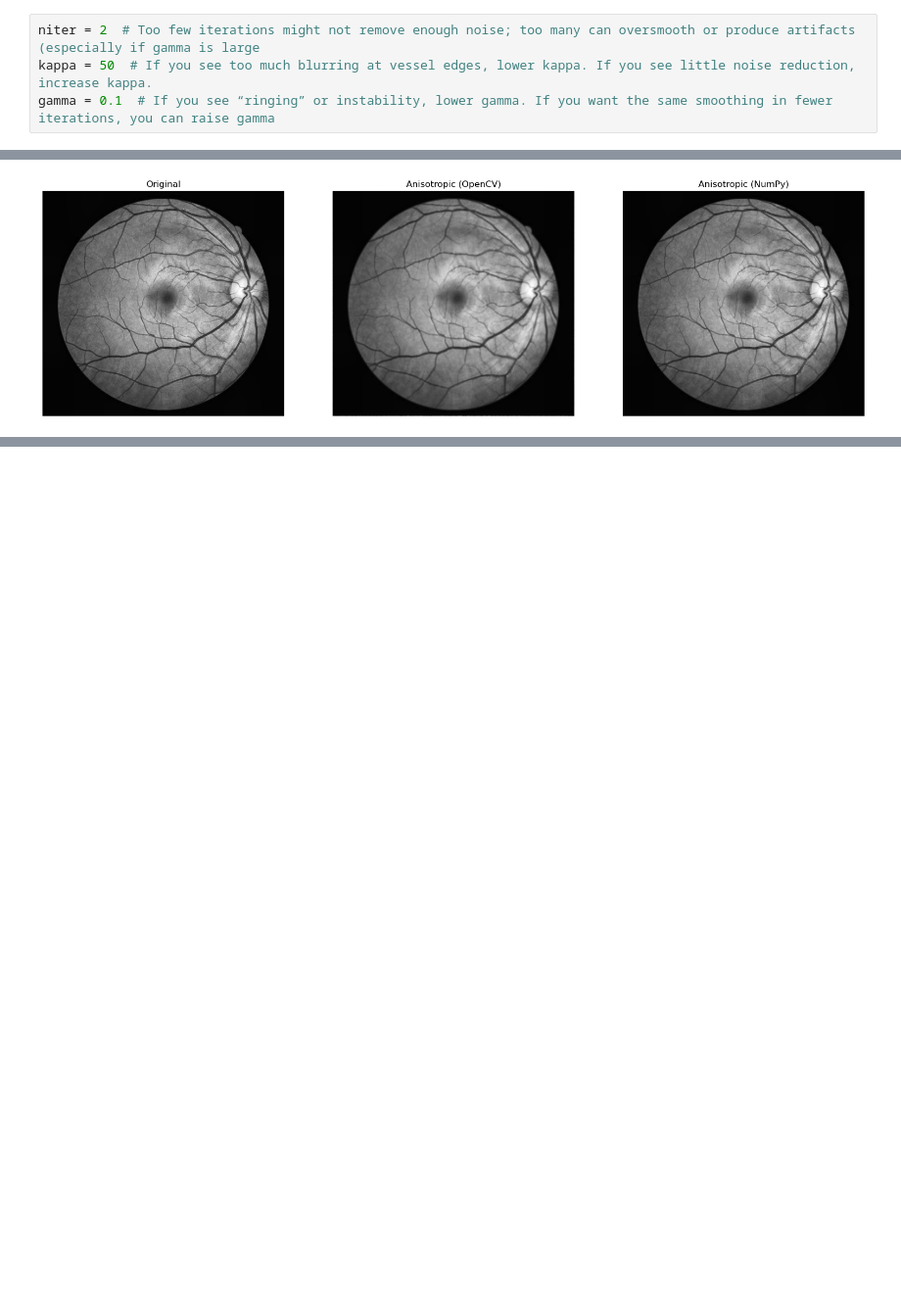
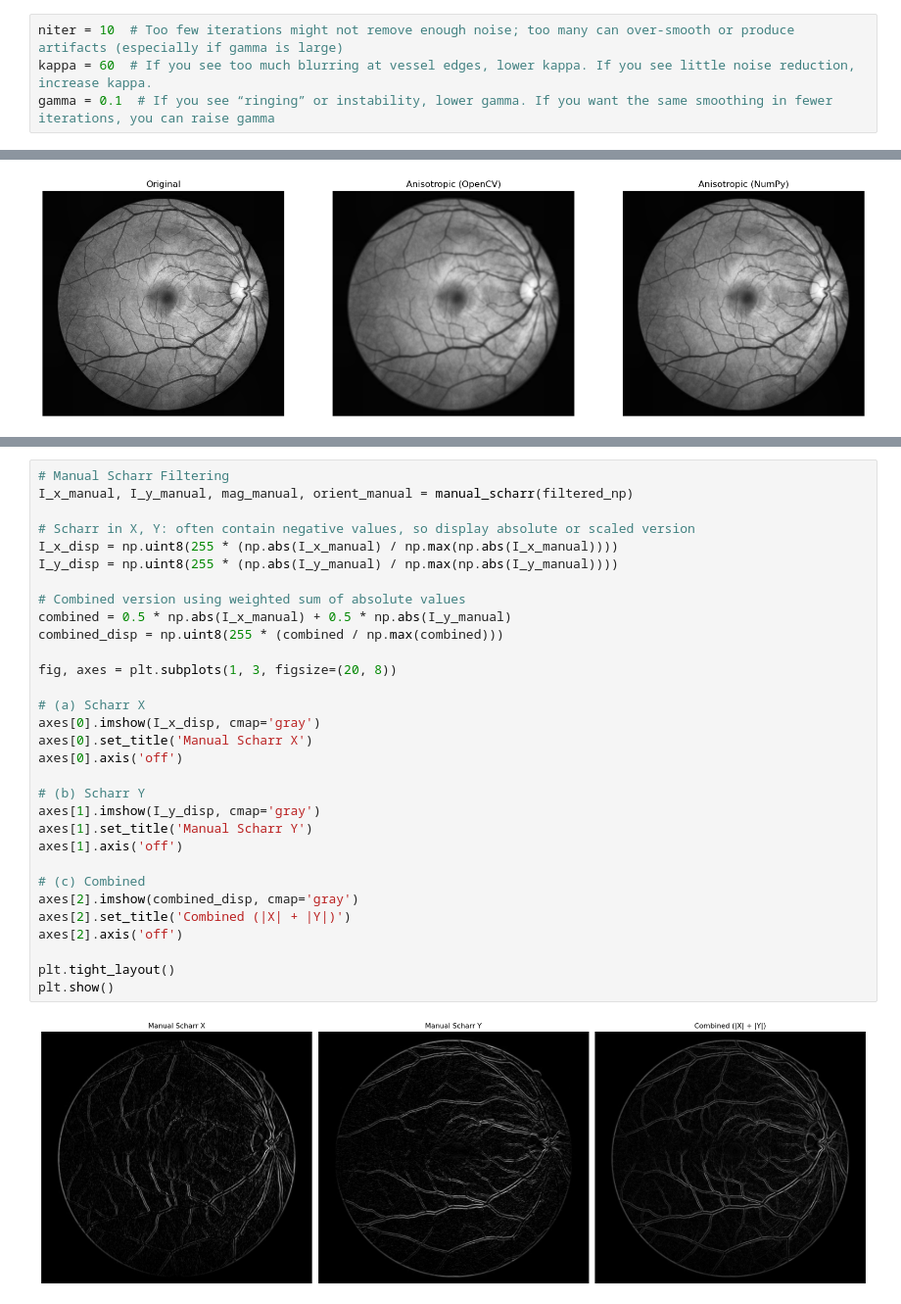
Before and after one commit to Shreyas8612/Image_Processing_Fundas_Images, a Jupyter notebook: Image_Processing.ipynb, the cells around one changed output, grey strips where cells are left out. Shown at 98% size. Saved outputs shown, nothing was run; the diff lists cells and outputs as text; blank space fills up the shorter version.

```diff
--- a/Image_Processing.ipynb
+++ b/Image_Processing.ipynb
@@ -78,8 +78,8 @@ def perona_malik_diffusion(img, num_iterations=10, kappa=20, gamma=0.1):
 
     return diffused
 # %%
-niter = 2  # Too few iterations might not remove enough noise; too many can oversmooth or produce artifacts (especially if gamma is large
-kappa = 50  # If you see too much blurring at vessel edges, lower kappa. If you see little noise reduction, increase kappa.
+niter = 10  # Too few iterations might not remove enough noise; too many can over-smooth or produce artifacts (especially if gamma is large)
+kappa = 60  # If you see too much blurring at vessel edges, lower kappa. If you see little noise reduction, increase kappa.
 gamma = 0.1  # If you see “ringing” or instability, lower gamma. If you want the same smoothing in fewer iterations, you can raise gamma
 # %%
 # Apply our pure NumPy Perona–Malik filter
@@ -105,0 +139,33 @@ plt.show()
+# %%
+# Manual Scharr Filtering
+I_x_manual, I_y_manual, mag_manual, orient_manual = manual_scharr(filtered_np)
+
+# Scharr in X, Y: often contain negative values, so display absolute or scaled version
+I_x_disp = np.uint8(255 * (np.abs(I_x_manual) / np.max(np.abs(I_x_manual))))
+I_y_disp = np.uint8(255 * (np.abs(I_y_manual) / np.max(np.abs(I_y_manual))))
+
+# Combined version using weighted sum of absolute values
+combined = 0.5 * np.abs(I_x_manual) + 0.5 * np.abs(I_y_manual)
+combined_disp = np.uint8(255 * (combined / np.max(combined)))
+
+fig, axes = plt.subplots(1, 3, figsize=(20, 8))
+
+# (a) Scharr X
+axes[0].imshow(I_x_disp, cmap='gray')
+axes[0].set_title('Manual Scharr X')
+axes[0].axis('off')
+
+# (b) Scharr Y
+axes[1].imshow(I_y_disp, cmap='gray')
+axes[1].set_title('Manual Scharr Y')
+axes[1].axis('off')
+
+# (c) Combined
+axes[2].imshow(combined_disp, cmap='gray')
+axes[2].set_title('Combined (|X| + |Y|)')
+axes[2].axis('off')
+
+plt.tight_layout()
+plt.show()
+# %% [output]
+[figure, added]
```
Also changed, not shown: parts of 1 cell of this notebook, 1 other file.
